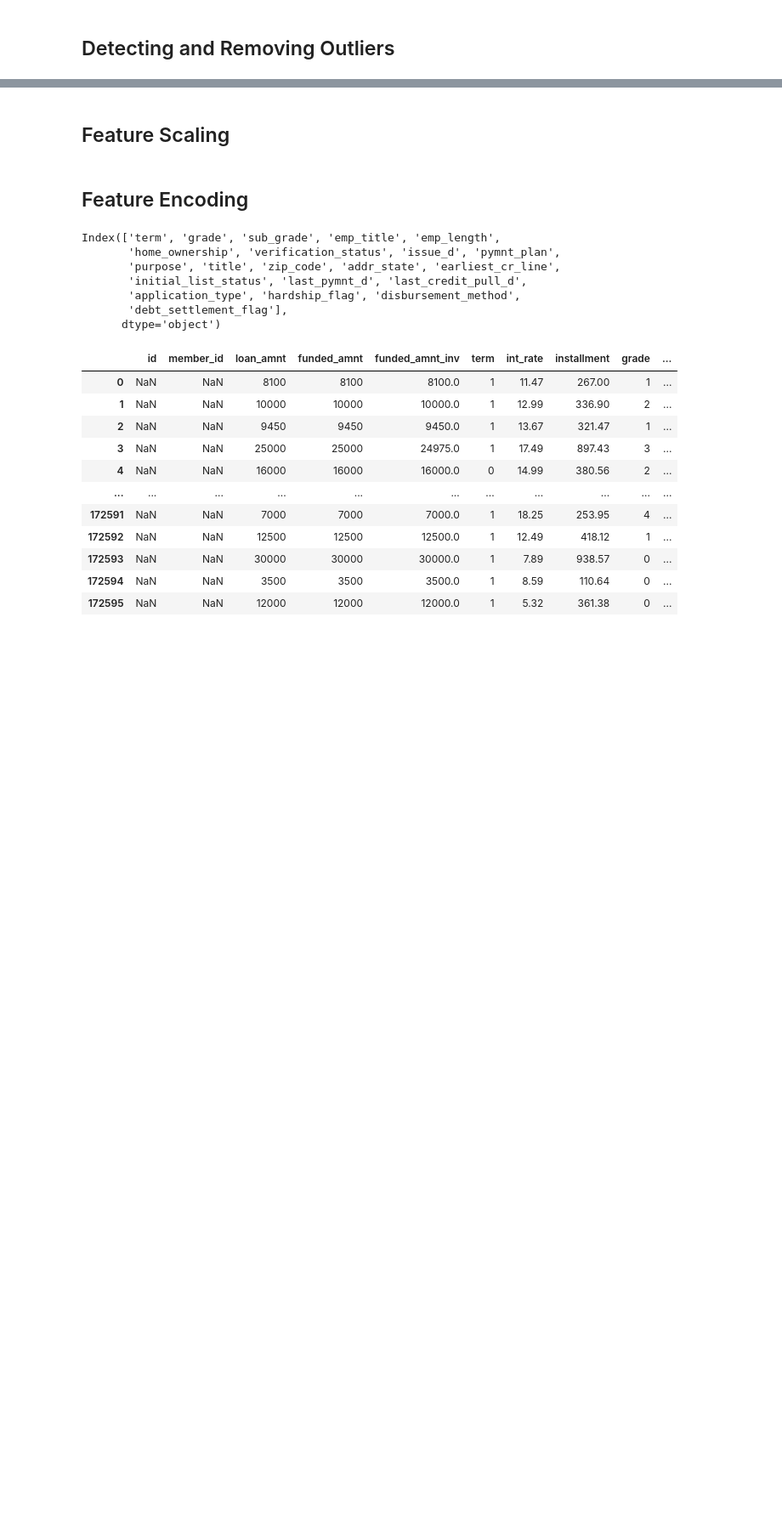
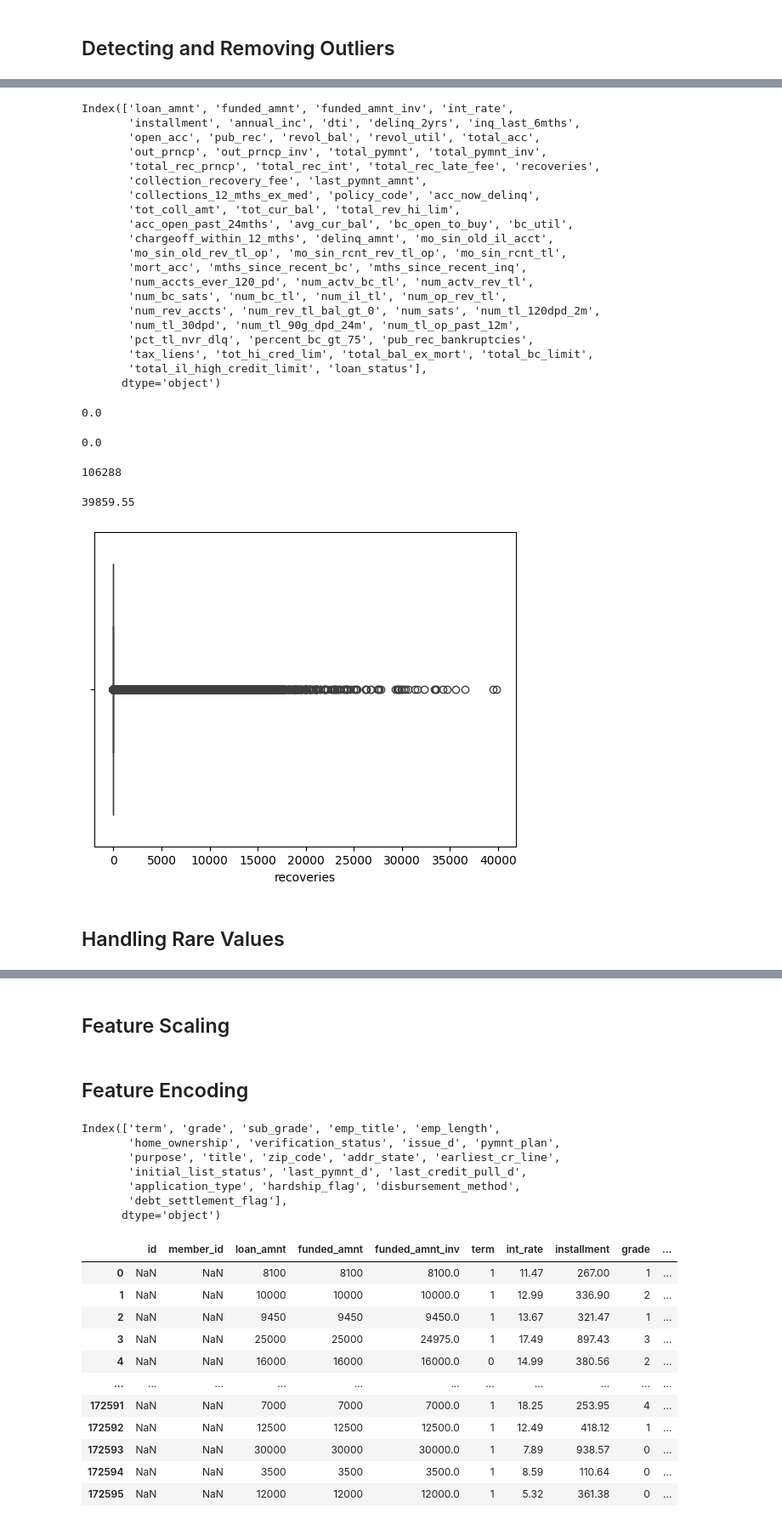
Before and after one commit to Dulina-Perera/CS3111-Coursework, a Jupyter notebook: Lab1/Solution.ipynb, the cells around one changed output, grey strips where cells are left out. Shown: that part at 85% size. Cells and saved outputs as stored; diff of their text form; code cells hidden in the pictures; blank space fills up the shorter version.

```diff
--- a/Lab1/Solution.ipynb
+++ b/Lab1/Solution.ipynb
@@ -54,16 +123,52 @@ display(df_train.select_dtypes(include=['int64', 'float64']).columns)
 # %%
 # The business context should govern how we define and react to outliers.
 # The meanings of our findings should be dictated by the underlying context, rather than the number itself.
 
 display(df_train.select_dtypes(include=['int', 'float']).columns)
 
-feature = 'last_pymnt_amnt'
+
+
+
+
+feature = 'recoveries'
+
 sns.boxplot(x=df_train[feature])
+
 q1 = df_train[feature].quantile(0.25)
 q3 = df_train[feature].quantile(0.75)
 iqr = q3 - q1
 lower_bound = q1 - (1.5 * iqr)
 upper_bound = q3 + (1.5 * iqr)
+
 display(lower_bound, upper_bound)
 num_values_outside_bounds = ((df_train[feature] < lower_bound) | (df_train[feature] > upper_bound)).sum()
 display(num_values_outside_bounds)
+display(df_train[feature].max())
+# %% [output]
+Index(['loan_amnt', 'funded_amnt', 'funded_amnt_inv', 'int_rate',
+       'installment', 'annual_inc', 'dti', 'delinq_2yrs', 'inq_last_6mths',
+       'open_acc', 'pub_rec', 'revol_bal', 'revol_util', 'total_acc',
+       'out_prncp', 'out_prncp_inv', 'total_pymnt', 'total_pymnt_inv',
+       'total_rec_prncp', 'total_rec_int', 'total_rec_late_fee', 'recoveries',
+       'collection_recovery_fee', 'last_pymnt_amnt',
+       'collections_12_mths_ex_med', 'policy_code', 'acc_now_delinq',
+       'tot_coll_amt', 'tot_cur_bal', 'total_rev_hi_lim',
+       'acc_open_past_24mths', 'avg_cur_bal', 'bc_open_to_buy', 'bc_util',
+       'chargeoff_within_12_mths', 'delinq_amnt', 'mo_sin_old_il_acct',
+       'mo_sin_old_rev_tl_op', 'mo_sin_rcnt_rev_tl_op', 'mo_sin_rcnt_tl',
+       'mort_acc', 'mths_since_recent_bc', 'mths_since_recent_inq',
+       'num_accts_ever_120_pd', 'num_actv_bc_tl', 'num_actv_rev_tl',
+       'num_bc_sats', 'num_bc_tl', 'num_il_tl', 'num_op_rev_tl',
+       'num_rev_accts', 'num_rev_tl_bal_gt_0', 'num_sats', 'num_tl_120dpd_2m',
+       'num_tl_30dpd', 'num_tl_90g_dpd_24m', 'num_tl_op_past_12m',
+       'pct_tl_nvr_dlq', 'percent_bc_gt_75', 'pub_rec_bankruptcies',
+       'tax_liens', 'tot_hi_cred_lim', 'total_bal_ex_mort', 'total_bc_limit',
+       'total_il_high_credit_limit', 'loan_status'],
+      dtype='object')
+0.0
+0.0
+106288
+39859.55
+[figure, added]
+# %% [markdown]
+## Handling Rare Values
```
Also changed, not shown: parts of 15 cells of this notebook, 2 other files.
